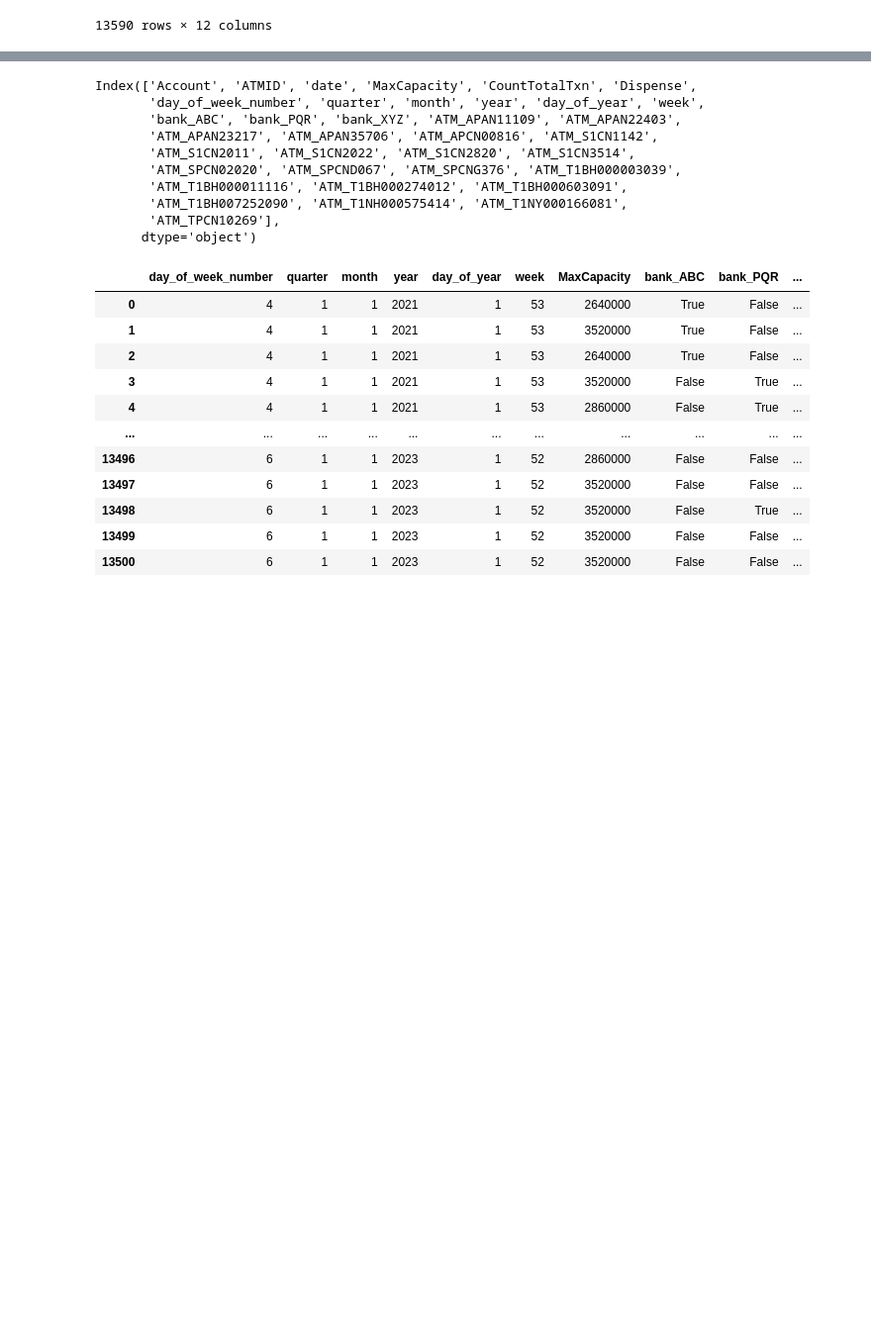
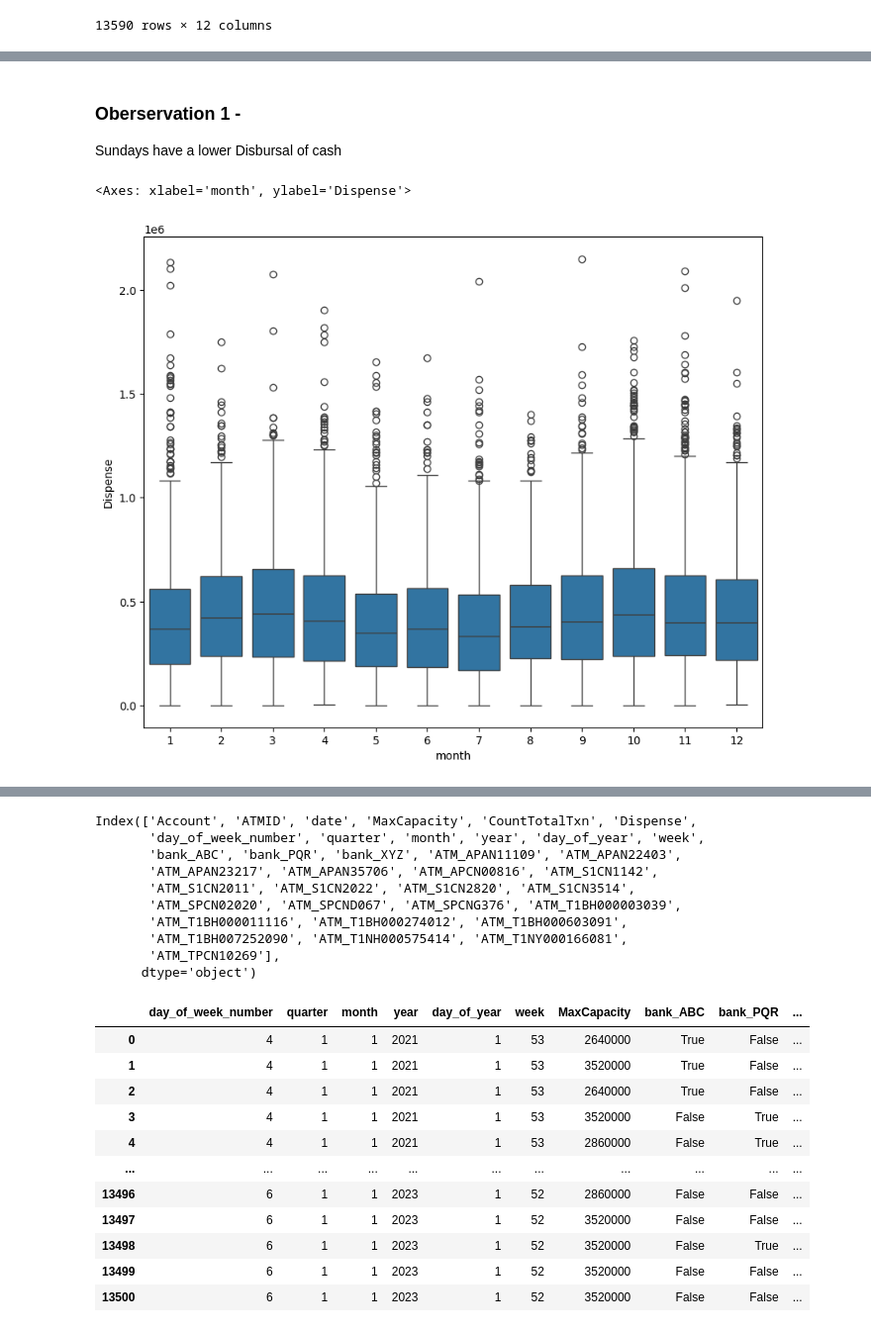
Before and after one commit to sumitmg/atm-cash-flow-prediction, a Jupyter notebook: code.ipynb, the cells around one changed output, grey strips where cells are left out. Shown at 99% size. Saved outputs shown, nothing was run; the diff lists cells and outputs as text; code cells hidden in the pictures; blank space fills up the shorter version.

```diff
--- a/code.ipynb
+++ b/code.ipynb
@@ -236,0 +269,10 @@ df1
+# %% [markdown]
+### Oberservation 1 -
+
+Sundays have a lower Disbursal of cash
+# %%
+fig, ax = plt.subplots(figsize = (10,8))
+sns.boxplot(data = df1, x = 'month', y = 'Dispense')
+# %% [output]
+<Axes: xlabel='month', ylabel='Dispense'>
+[figure, added]
```
Also changed, not shown: parts of 20 cells of this notebook.
